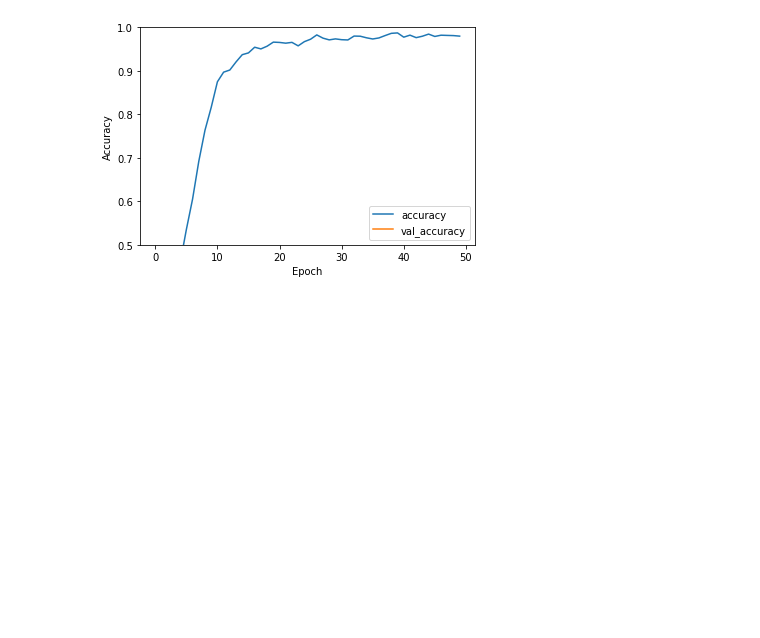
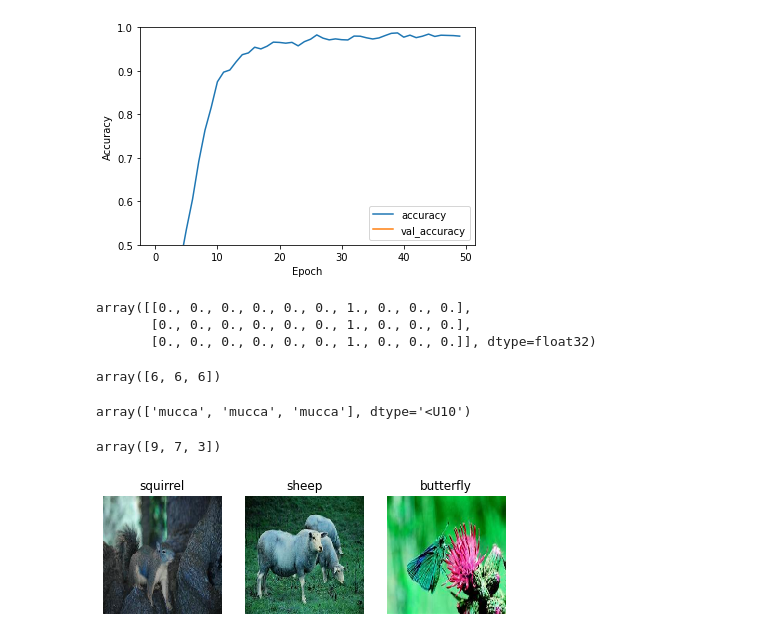
Before and after one commit to Jenishhd/DL_Project, a Jupyter notebook: DL_Animals_Model_Chloe.ipynb, the cells around one changed output. Saved outputs shown, nothing was run; the diff lists cells and outputs as text; code cells hidden in the pictures; blank space fills up the shorter version.

```diff
--- a/DL_Animals_Model_Chloe.ipynb
+++ b/DL_Animals_Model_Chloe.ipynb
@@ -357,3 +357,39 @@ plt.legend(loc='lower right')
 # %% [output]
 <matplotlib.legend.Legend at 0x...>
 [figure]
+# %%
+X_new = X_test[:3]
+y_proba = cnn.predict(X_new)
+y_proba.round(2)
+# %% [output]
+array([[0., 0., 0., 0., 0., 0., 1., 0., 0., 0.],
+       [0., 0., 0., 0., 0., 0., 1., 0., 0., 0.],
+       [0., 0., 0., 0., 0., 0., 1., 0., 0., 0.]], dtype=float32)
+# %%
+y_pred = np.argmax(cnn.predict(X_new), axis=-1)
+y_pred
+# %% [output]
+array([6, 6, 6])
+# %%
+translate = {"cane": "dog", "cavallo": "horse", "elefante": "elephant", "farfalla": "butterfly", "gallina": "chicken", "gatto": "cat", "mucca": "cow", "pecora": "sheep", "scoiattolo": "squirrel", "dog": "cane", "cavallo": "horse", "elephant" : "elefante", "butterfly": "farfalla", "chicken": "gallina", "cat": "gatto", "cow": "mucca", "spider": "ragno", "squirrel": "scoiattolo"}
+# %%
+np.array(classes)[y_pred]
+# %% [output]
+array(['mucca', 'mucca', 'mucca'], dtype='<U10')
+# %%
+y_new = y_test[:3]
+y_new
+# %% [output]
+array([9, 7, 3])
+# %%
+plt.figure(figsize=(7.2, 2.4))
+for index, image in enumerate(X_new):
+    plt.subplot(1, 3, index + 1)
+    plt.imshow(image, cmap="binary", interpolation="nearest")
+    plt.axis('off')
+    plt.title(translate[classes[y_test[index]]], fontsize=12)
+plt.subplots_adjust(wspace=0.2, hspace=0.5)
+#save_fig('fashion_mnist_images_plot', tight_layout=False)
+plt.show()
+# %% [output]
+[figure, added]
```
